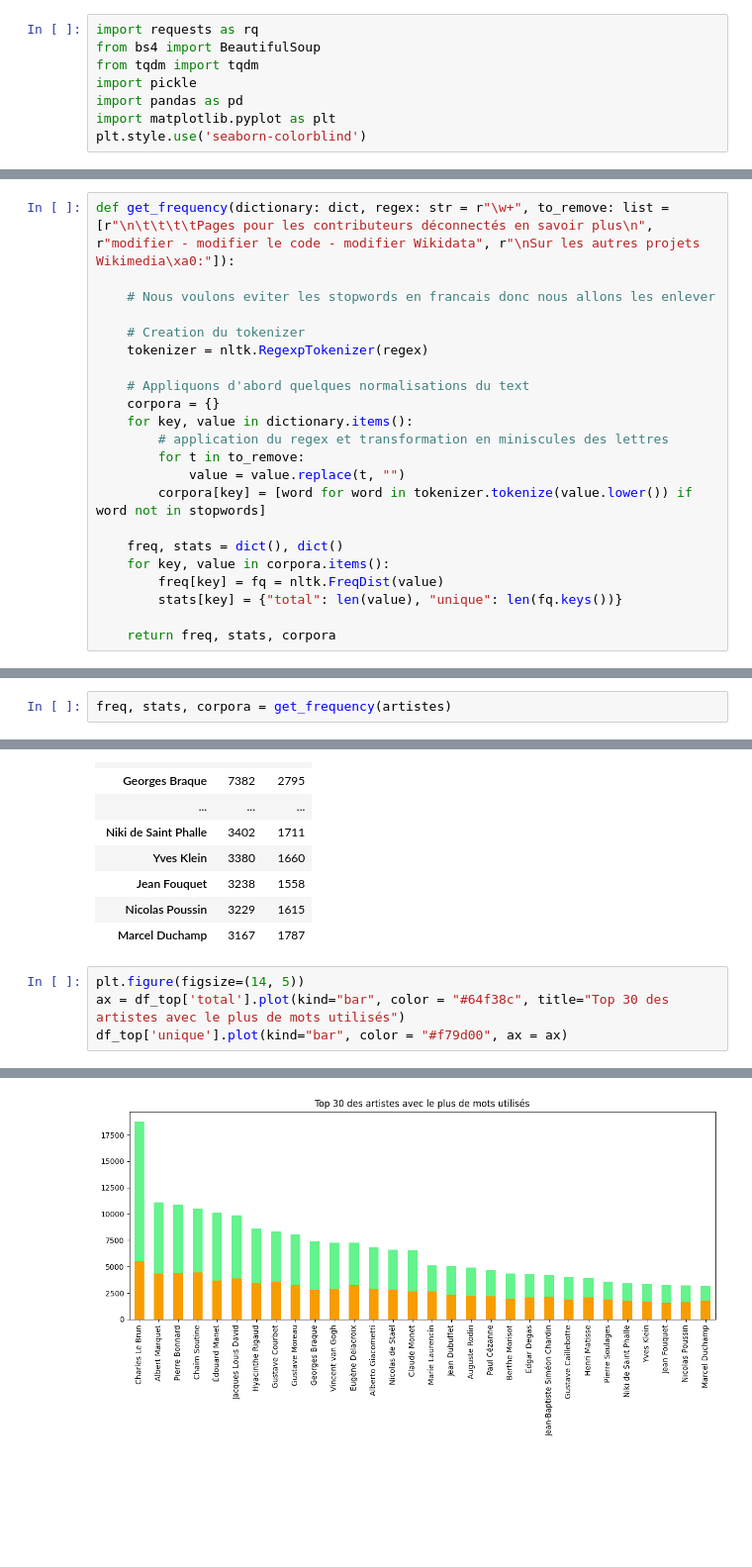
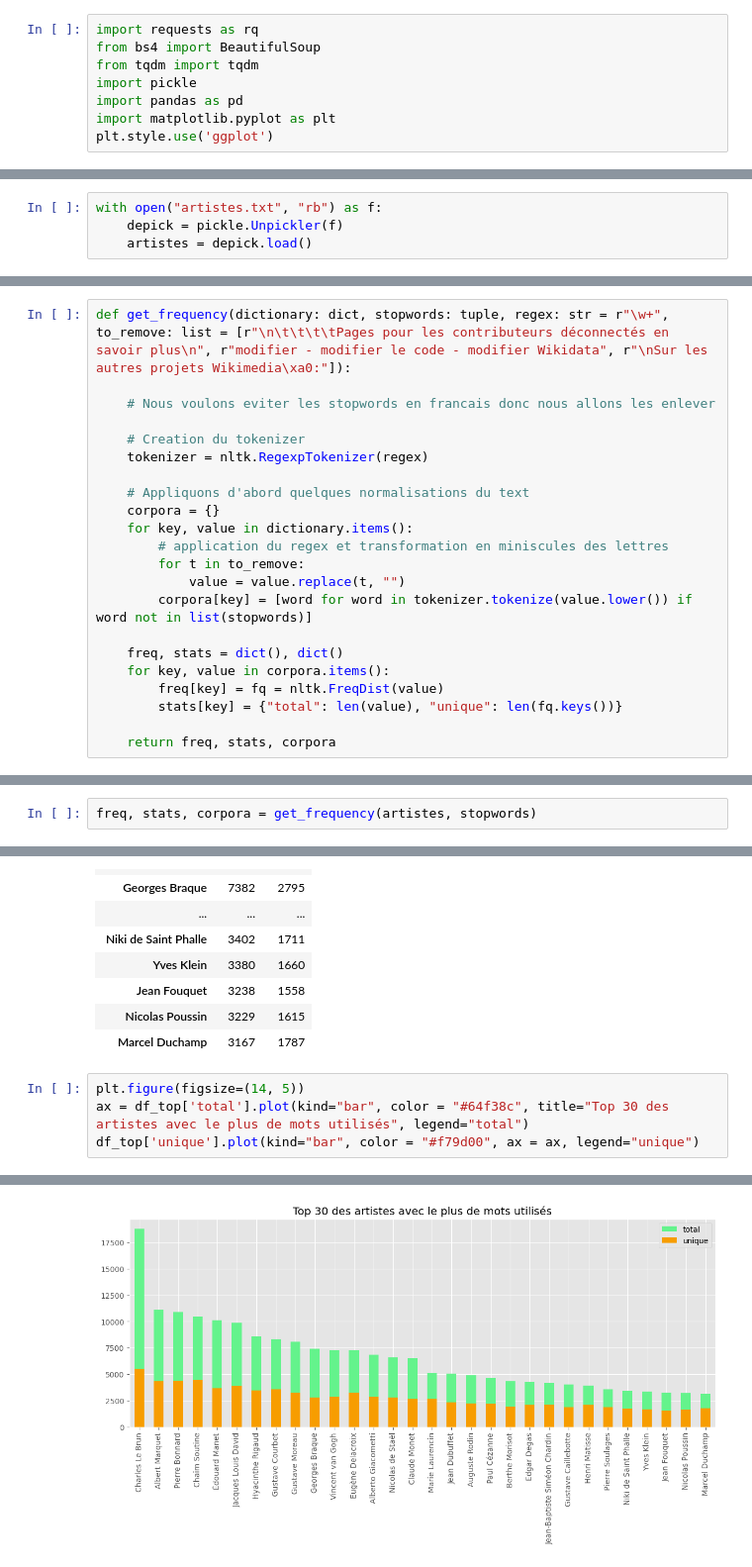
Before and after one commit to Oumar199/nlp_programs_exercises, a Jupyter notebook: open_classroom1_Recuperation_exploration_corpus.ipynb, the cells around one changed output, grey strips where cells are left out. Shown at 99% size. Drawn from its saved outputs; the diff is of its cells as text; blank space fills up the shorter version.

```diff
--- a/open_classroom1_Recuperation_exploration_corpus.ipynb
+++ b/open_classroom1_Recuperation_exploration_corpus.ipynb
@@ -68,7 +68,7 @@ from tqdm import tqdm
 import pickle
 import pandas as pd
 import matplotlib.pyplot as plt
-plt.style.use('seaborn-colorblind')
+plt.style.use('ggplot')
 # %%
 url = r"https://fr.wikipedia.org/wiki/Liste_d%27artistes_fran%C3%A7ais"
 
@@ -125,3 +127,7 @@ Quelques textes ne faisant pas partie des descriptions des artistes reviennent f
+# %%
+with open("artistes.txt", "rb") as f:
+    depick = pickle.Unpickler(f)
+    artistes = depick.load()
 # %%
 list(artistes.items())[:2]
 # %% [output]
@@ -195,7 +201,7 @@ stopwords = stopwords.words("french")
 # %% [markdown]
 Explorons les fréquences de mots utilisés pour la description de chaque artiste suivant les artistes.
 # %%
-def get_frequency(dictionary: dict, regex: str = r"\w+", to_remove: list = [r"\n\t\t\t\tPages pour les contributeurs déconnectés en savoir plus\n", r"modifier - modifier le code - modifier Wikidata", r"\nSur les autres projets Wikimedia\xa0:"]):
+def get_frequency(dictionary: dict, stopwords: tuple, regex: str = r"\w+", to_remove: list = [r"\n\t\t\t\tPages pour les contributeurs déconnectés en savoir plus\n", r"modifier - modifier le code - modifier Wikidata", r"\nSur les autres projets Wikimedia\xa0:"]):
 
     # Nous voulons eviter les stopwords en francais donc nous allons les enlever
 
@@ -208,7 +214,7 @@ def get_frequency(dictionary: dict, regex: str = r"\w+", to_remove: list = [r"\n
         # application du regex et transformation en miniscules des lettres
         for t in to_remove:
             value = value.replace(t, "")
-        corpora[key] = [word for word in tokenizer.tokenize(value.lower()) if word not in stopwords]
+        corpora[key] = [word for word in tokenizer.tokenize(value.lower()) if word not in list(stopwords)]
 
     freq, stats = dict(), dict()
     for key, value in corpora.items():
@@ -225,7 +231,7 @@ with open("artistes.txt", "wb") as f:
 # %% [markdown]
 Tracons les fréquences à l'aide d'un dataframe pandas
 # %%
-freq, stats, corpora = get_frequency(artistes)
+freq, stats, corpora = get_frequency(artistes, stopwords)
 # %%
 df = pd.DataFrame.from_dict(stats, orient="index")
 # %%
@@ -265,8 +271,8 @@ df_top
 | Marcel Duchamp | 3167 | 1787 |
 # %%
 plt.figure(figsize=(14, 5))
-ax = df_top['total'].plot(kind="bar", color = "#64f38c", title="Top 30 des artistes avec le plus de mots utilisés")
-df_top['unique'].plot(kind="bar", color = "#f79d00", ax = ax)
+ax = df_top['total'].plot(kind="bar", color = "#64f38c", title="Top 30 des artistes avec le plus de mots utilisés", legend="total")
+df_top['unique'].plot(kind="bar", color = "#f79d00", ax = ax, legend="unique")
 # %% [output]
 <AxesSubplot: title={'center': 'Top 30 des artistes avec le plus de mots utilisés'}>
-[figure, old version]
+[figure, new version]
```
Also changed, not shown: parts of 32 cells of this notebook, 1 other file.
